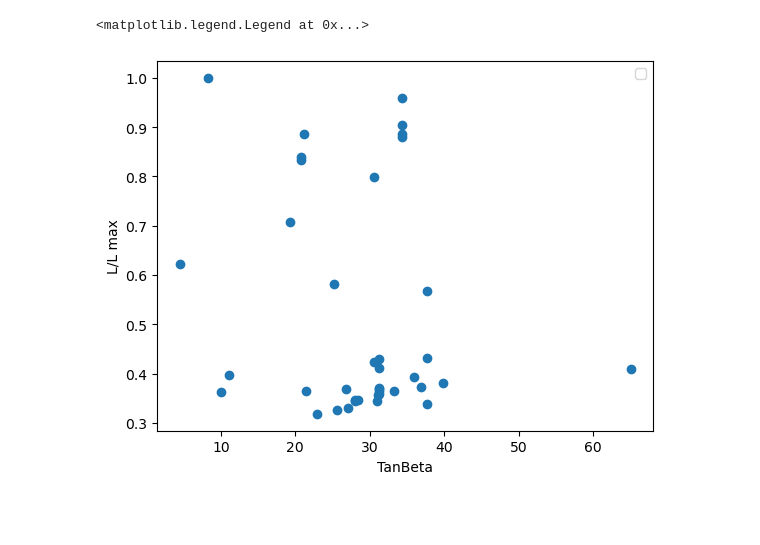
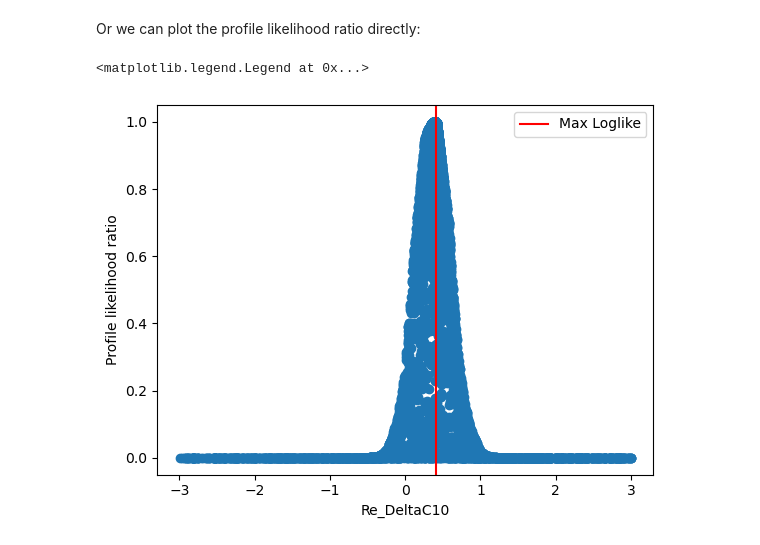
Before and after one commit to jwuerzinger/gambit_tutorial, a Jupyter notebook: test.ipynb, the cells around one changed output. Cells and saved outputs as stored; diff of their text form; code cells hidden in the pictures; blank space fills up the shorter version.

```diff
--- a/test.ipynb
+++ b/test.ipynb
@@ -180,17 +143,17 @@ plt.colorbar()
-# %%
-fig, ax = plt.subplots()
-
-# ax.hist(validlogs["#MSSM7atQ_parameters @MSSM7atQ::primary_parameters::TanBeta"],
-#          label = 'Valid TanBeta',
-#          weights=validlogs["LogLike"]/validlogs['LogLike'].max(),
-#          )
-ax.scatter(x=validlogs["#MSSM7atQ_parameters @MSSM7atQ::primary_parameters::TanBeta"],
-           y=validlogs["LogLike"]/validlogs['LogLike'].min(),
-           )
-
-ax.set_xlabel('TanBeta')
-ax.set_ylabel('L/L max')
-ax.legend()
-# %% [output]
-<matplotlib.legend.Legend at 0x...>
-[figure, removed]
+# %% [markdown]
+Or we can plot the profile likelihood ratio directly:
+# %%
+fig, ax = plt.subplots()
+ax.scatter(x=validlogs["#WC_parameters @WC::primary_parameters::Re_DeltaC10"],
+           y=validlogs["ProfLikeRatio"]
+           )
+ax.axvline(x=validlogs.loc[ validlogs['ProfLikeRatio'].idxmax(),
+                           "#WC_parameters @WC::primary_parameters::Re_DeltaC10"],
+                            c='r',
+                            label = 'Max Loglike')
+ax.set_xlabel('Re_DeltaC10')
+ax.set_ylabel('Profile likelihood ratio')
+ax.legend()
+# %% [output]
+<matplotlib.legend.Legend at 0x...>
+[figure, added]
```
Also changed, not shown: parts of 27 cells of this notebook, 1 other file.
